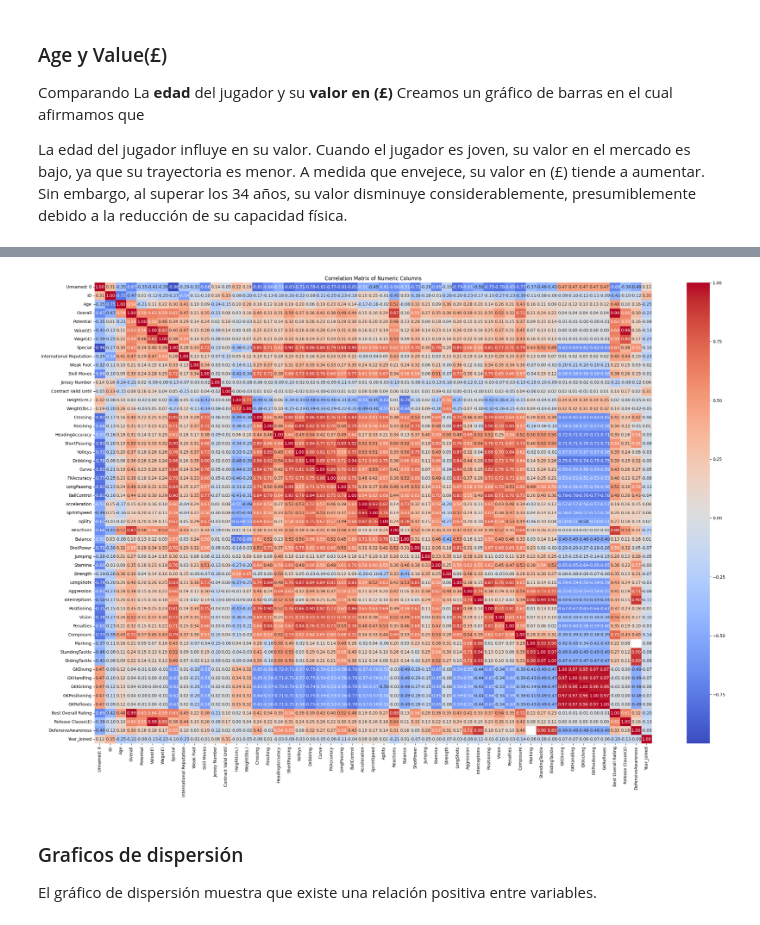
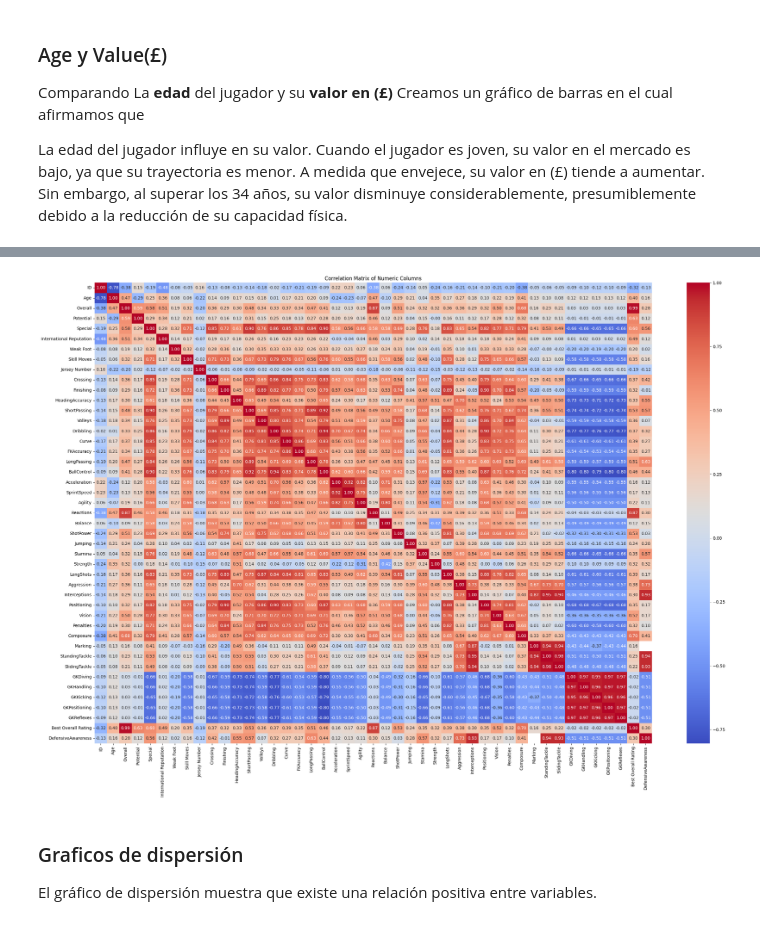
Before and after one commit to BrandonLCC/FIFA_ML_Kedro, a Jupyter notebook: machine-learning-project/notebooks/2_Data_Understanding.ipynb, the cells around one changed output, grey strips where cells are left out. Saved outputs shown, nothing was run; the diff lists cells and outputs as text; code cells hidden in the pictures.

```diff
--- a/machine-learning-project/notebooks/2_Data_Understanding.ipynb
+++ b/machine-learning-project/notebooks/2_Data_Understanding.ipynb
@@ -38,6 +21,6 @@ catalog.keys()
 ]
 # %%
+catalog.load("DataSetFIFA22")
 catalog.load("DataSetFIFA21")
 catalog.load("DataSetFIFA20")
-catalog.load("DataSetFIFA19")
 # %% [output]
@@ -61,5 +44,5 @@ catalog.load("DataSetFIFA19")
 # %%
+FIFA22_df = catalog.load("DataSetFIFA22")
 FIFA21_df = catalog.load("DataSetFIFA21")
 FIFA20_df = catalog.load("DataSetFIFA20")
-FIFA19_df = catalog.load("DataSetFIFA19")
 # %% [output]
@@ -392,17 +403,17 @@ plt.show()
 # %%
 Special
 # %%
-numeric_df = FIFA21_df.select_dtypes(include=np.number)
+numeric_df = FIFA22_df.select_dtypes(include=np.number)
 
 correlation_matrix = numeric_df.corr()
 
 plt.figure(figsize=(30, 20))
 sns.heatmap(correlation_matrix, annot=True, cmap='coolwarm', fmt=".2f")
 plt.title('Correlation Matrix of Numeric Columns')
 plt.show()
 # %% [output]
 [interactive output not drawn]
-[figure, old version]
+[figure, new version]
 # %% [markdown]
 ### Graficos de dispersión
 
```
Also changed, not shown: parts of 25 cells of this notebook, 1 other file.
